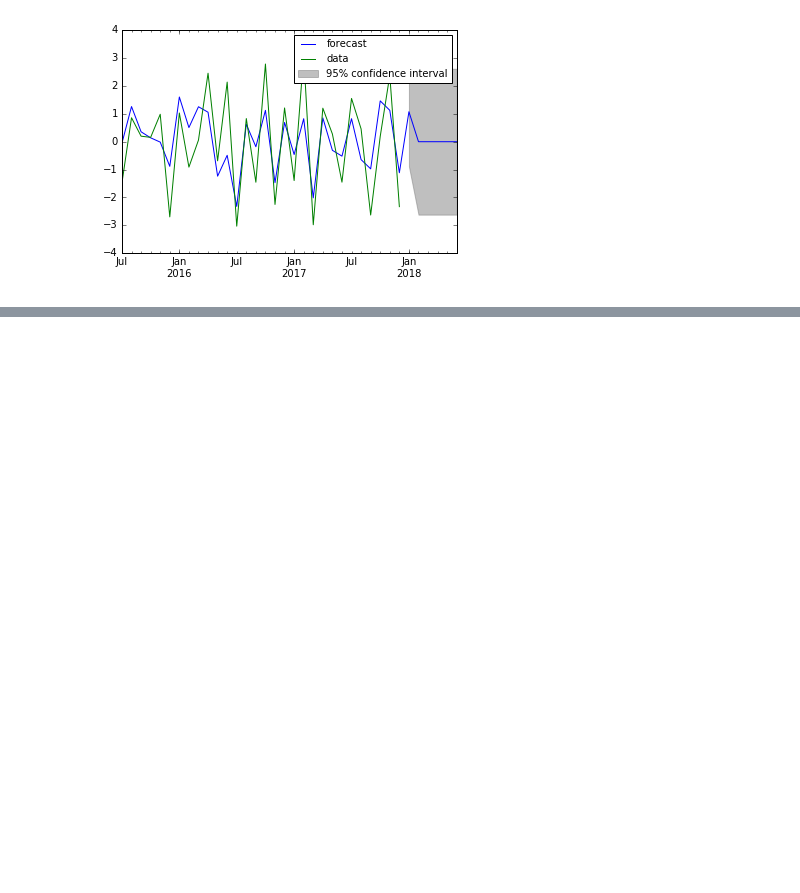
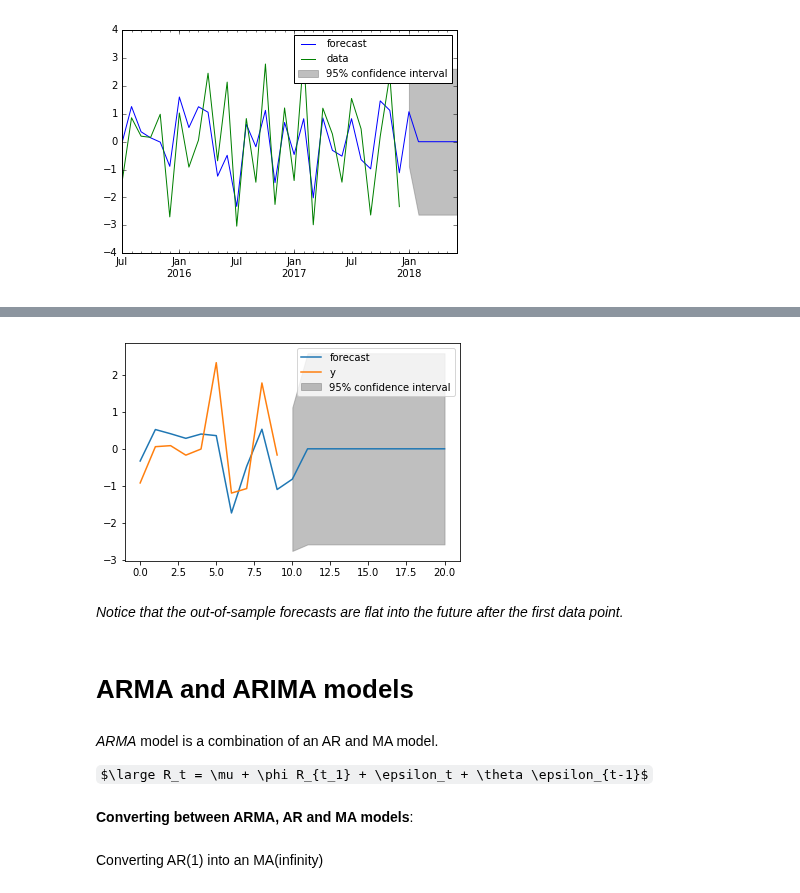
Before and after one commit to JeroenSchmidt/datacamp, a Jupyter notebook: Introduction to Time Series Analysis in Python/ch4 - Moving Average (MA) and ARMA Models.ipynb, the cells around one changed output, grey strips where cells are left out. Drawn from its saved outputs; the diff is of its cells as text; code cells hidden in the pictures; some formulas as TeX source; blank space fills up the shorter version.

```diff
--- a/Introduction to Time Series Analysis in Python/ch4 - Moving Average (MA) and ARMA Models.ipynb
+++ b/Introduction to Time Series Analysis in Python/ch4 - Moving Average (MA) and ARMA Models.ipynb
@@ -127,0 +172,23 @@ result = mod.fit()
+# %%
+# Import the ARMA module from statsmodels
+from statsmodels.tsa.arima_model import ARMA
+
+# Forecast the first MA(1) model
+mod = ARMA(simulated_data_1, order=(0,1))
+res = mod.fit()
+res.plot_predict(start=990, end=1010)
+plt.show()
+# %% [output]
+[figure, added]
+# %% [markdown]
+*Notice that the out-of-sample forecasts are flat into the future after the first data point.*
+# %% [markdown]
+# ARMA and ARIMA models
+# %% [markdown]
+*ARMA* model is a combination of an AR and MA model.
+
+$\large R_t = \mu + \phi R_{t_1} + \epsilon_t + \theta \epsilon_{t-1}$
+# %% [markdown]
+**Converting between ARMA, AR and MA models**:
+# %% [markdown]
+Converting AR(1) into an MA(infinity)
```
Also changed, not shown: parts of 23 cells of this notebook, 1 other file.
